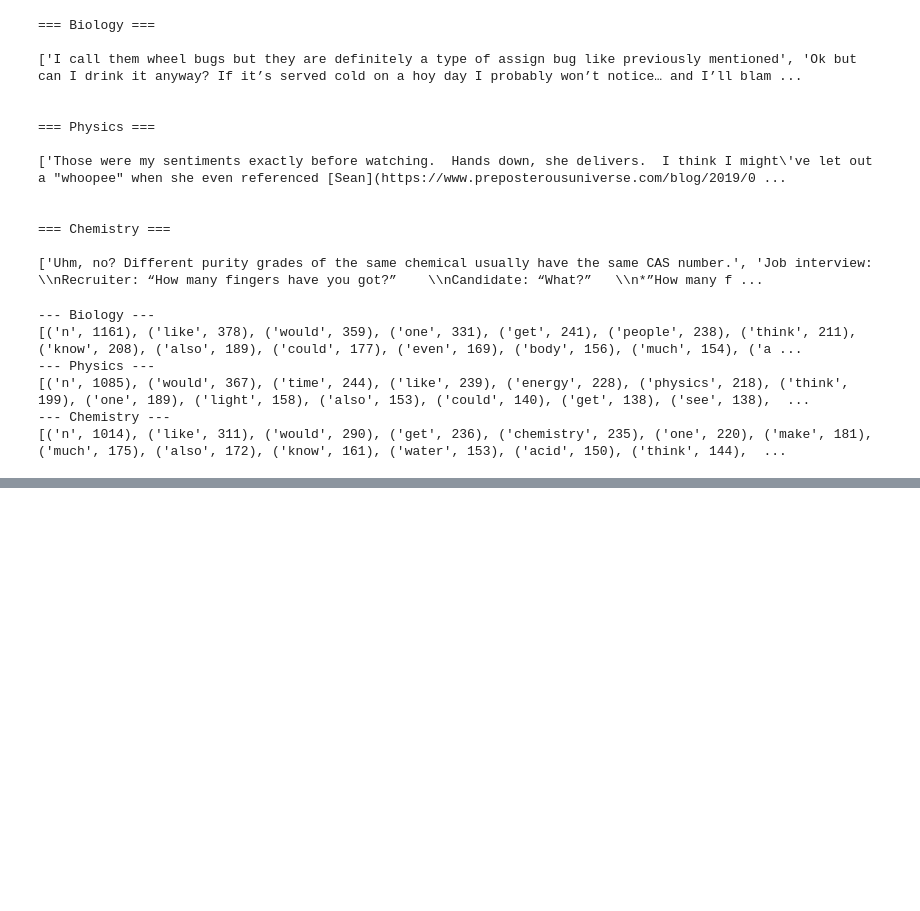
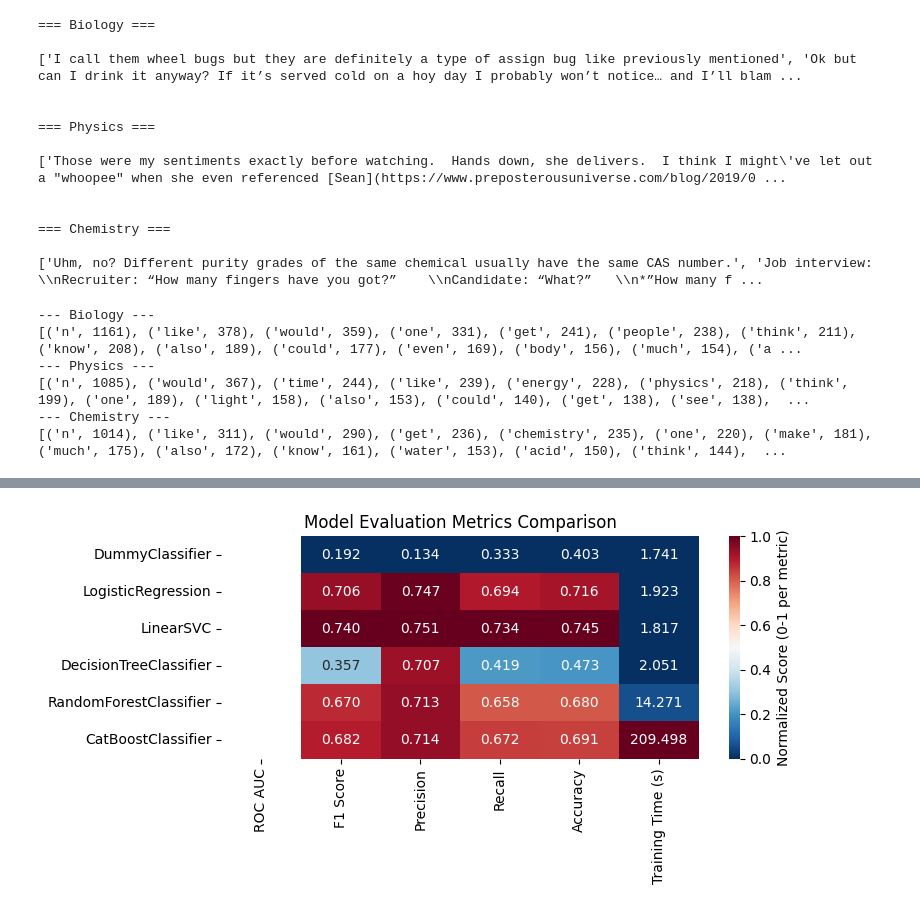
Before and after one commit to zhuravlik-top/NLP_project, a Jupyter notebook: NLP_text_classification.ipynb, the cells around one changed output, grey strips where cells are left out. Cells and saved outputs as stored; diff of their text form; code cells hidden in the pictures; blank space fills up the shorter version.

```diff
--- a/NLP_text_classification.ipynb
+++ b/NLP_text_classification.ipynb
@@ -249,0 +537,18 @@ for lab in new_df['Topic'].unique():
+# %%
+
+TfidfVectorizer_preprocessor = Pipeline([
+   ('vec', TfidfVectorizer(ngram_range=(1,2), min_df=3, max_df=0.9)),
+    ('fs', SelectKBest(chi2, k=5000)),  # оставляем 5000 лучших токенов(чтобы модель не учитывала слова которые встречаются везде и не имеют отношения к конкретному контексту)
+])
+# %%
+TfidfVectorizer_metrics = train_evaluate_models_cv_s(
+    models=models,
+    X=X,
+    y=y,
+    preprocessor=TfidfVectorizer_preprocessor,
+    cv=5,
+    seed=SEED,
+    plot_feature_importance=False
+)
+# %% [output]
+[figure, added]
```
Also changed, not shown: parts of 45 cells of this notebook, 11 other files.
